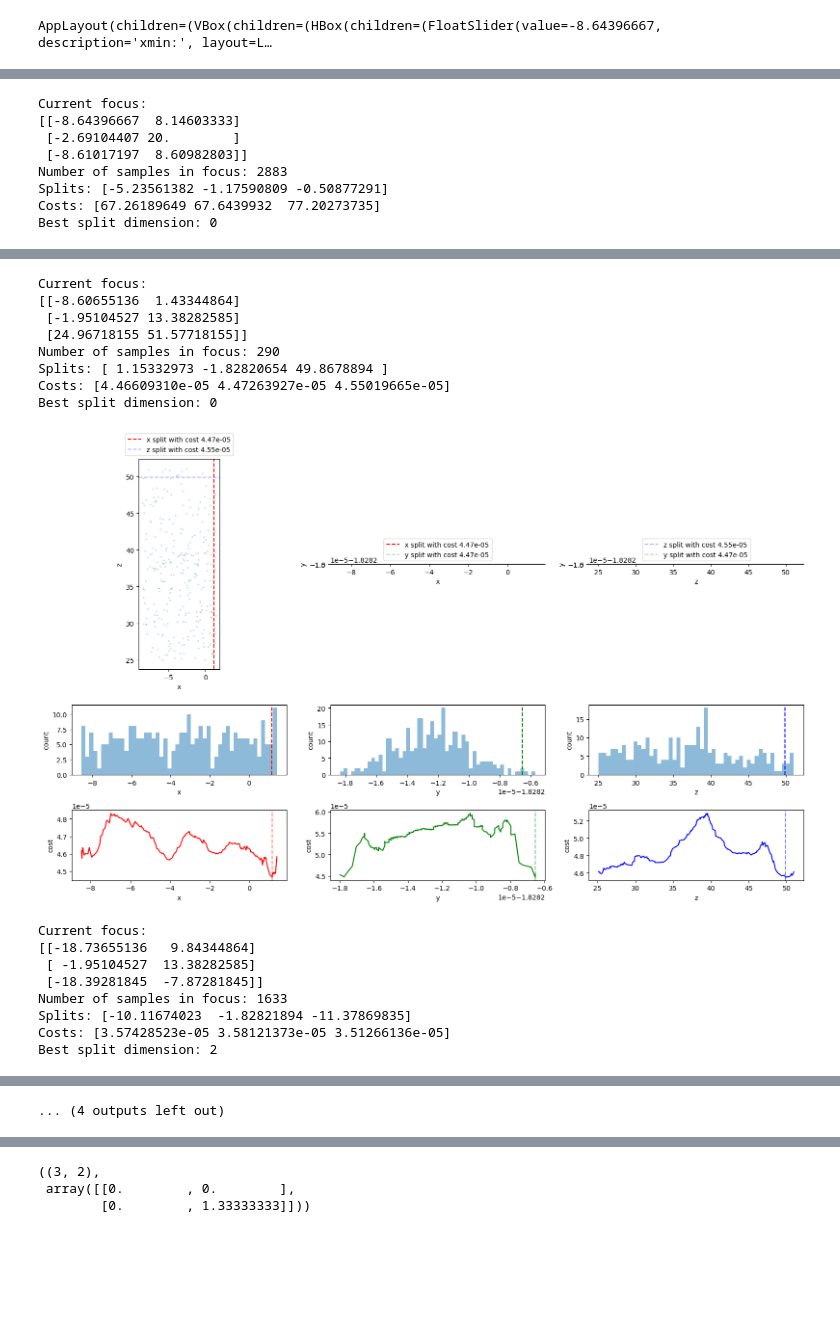
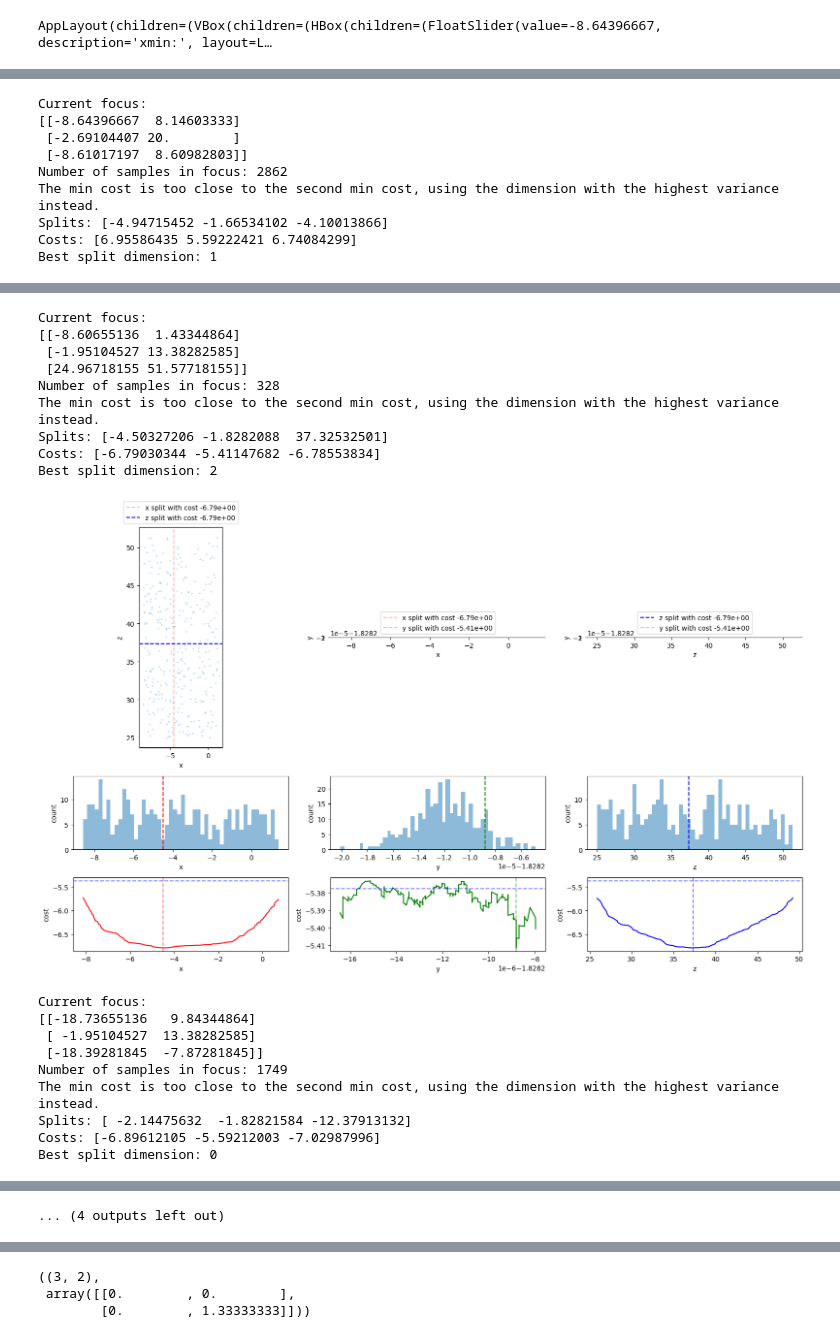
Before and after one commit to JamesZFS/thesis_experiments, a Jupyter notebook: vs.ipynb, the cells around one changed output, grey strips where cells are left out. Cells and saved outputs as stored; diff of their text form; code cells hidden in the pictures; blank space fills up the shorter version.

```diff
--- a/vs.ipynb
+++ b/vs.ipynb
@@ -47,13 +61,21 @@ import numpy as np
 import matplotlib.pyplot as plt
 import os
 # %%
-epsilon = 1e-3
+epsilon = 1e-5
 
 def noisy(data, noise_std=0.01):
     return data + np.random.normal(0, noise_std, data.shape)
 
 def sort_by_dim(data, dim):
     return data[np.argsort(data[:,dim])]
+
+def second_min(a):
+    return np.min(np.delete(a, np.argmin(a)))
+
+def clamp_up(matrix, eps):
+    y = np.copy(matrix)
+    np.fill_diagonal(y, np.maximum(np.diagonal(y), eps))
+    return y
 # %%
 # Variance-based
 def child_cost(data):
@@ -433,18 +522,26 @@ AppLayout(
 AppLayout(children=(VBox(children=(HBox(children=(FloatSlider(value=-8.64396667, description='xmin:', layout=L…
 # %%
 # Plot the focused samples, split locations, cost curves, and histograms
-def visualize3D(position, roi, **kwargs):
+def visualize3D(position, roi, reduction_threshold=0.2, **kwargs):
     print("Current focus:")
     print(roi)
 
     mask = (position[:, 0] >= roi[0, 0]) & (position[:, 0] <= roi[0, 1]) & (position[:, 1] >= roi[1, 0]) & (position[:, 1] <= roi[1, 1]) & (position[:, 2] >= roi[2, 0]) & (position[:, 2] <= roi[2, 1])
     X = position[mask]
+    entropy = np.log(np.maximum(np.linalg.det(clamp_up(np.cov(X, rowvar=False, ddof=1), epsilon)), epsilon))
     print(f"Number of samples in focus: {X.shape[0]}")
     split_curves, cost_curves = cost_curve_all(X, **kwargs)
     costs = cost_curves.min(axis=1)
     splits = np.array([split_curves[i, cost_curves[i].argmin()] for i in range(3)])
     # splits, costs = variance_scan_all(X, **kwargs)
-    best_dim = np.argmin(costs)
+    min_cost = min(costs)
+    second_min_cost = second_min(costs)
+    if (second_min_cost - min_cost) / second_min_cost > reduction_threshold:
+        best_dim = np.argmin(costs)  # use the argmin if the best cost is significantly lower than the second best
+    else:
+        # The higher the reduction_threshold, the more isotropic the split will be
+        print("The min cost is too close to the second min cost, using the dimension with the highest variance instead.")
+        best_dim = np.argmax(np.var(X, axis=0, ddof=1))
     print("Splits:", splits)
     print("Costs:", costs)
     print(f"Best split dimension: {best_dim}")
@@ -480,6 +577,7 @@ def visualize3D(position, roi, **kwargs):
         color = ['r', 'g', 'b'][dim]
         ax.plot(split_curves[dim], cost_curves[dim], color=color)
         ax.axvline(split, color=color, linestyle='--', alpha=0.5)
+        ax.axhline(entropy, color='blue', linestyle='--', alpha=0.5)
         ax.set_xlabel(dim_name)
         ax.set_ylabel("cost")
         ax.set_aspect('auto')
@@ -508,9 +607,11 @@ plt.close('all')
 %matplotlib inline
 
 kwargs = {
-    "gamma": 0,
-    # "lambd": 1e-2,
+    "gamma": 1,
+    # "lambd": 0,
+    "min_samples_per_side": 16,
 }
+k = 0.2
 
 # Torus
 position, _, _ = load_samples("data/torus-samples-vs3d", 2, 10000)
@@ -523,7 +624,7 @@ rois = [
     np.load('output/vs/success-2-torus-roi.npy', allow_pickle=True),
 ]
 for roi in rois:
-    visualize3D(position, roi, **kwargs)
+    visualize3D(position, roi, k, **kwargs)
 
 # Classroom
 position, _, _ = load_samples("data/classroom-samples-vs3d", 2, 20000)
@@ -533,7 +634,7 @@ rois = [
     np.load('output/vs/failure-4-classroom-roi.npy', allow_pickle=True),
 ]
 for roi in rois:
-    visualize3D(position, roi, **kwargs)
+    visualize3D(position, roi, k, **kwargs)
 # %% [output]
 Loaded 687278 samples
 Using 10000 samples
@@ -550,7 +651,8 @@ Current focus:
 [[-8.64396667  8.14603333]
  [-2.69104407 20.        ]
  [-8.61017197  8.60982803]]
-Number of samples in focus: 2883
-Splits: [-5.23561382 -1.17590809 -0.50877291]
-Costs: [67.26189649 67.6439932  77.20273735]
-Best split dimension: 0
+Number of samples in focus: 2862
+The min cost is too close to the second min cost, using the dimension with the highest variance instead.
+Splits: [-4.94715452 -1.66534102 -4.10013866]
+Costs: [6.95586435 5.59222421 6.74084299]
+Best split dimension: 1
@@ -558,17 +660,19 @@ Best split dimension: 0
 Current focus:
 [[-8.60655136  1.43344864]
  [-1.95104527 13.38282585]
  [24.96718155 51.57718155]]
-Number of samples in focus: 290
-Splits: [ 1.15332973 -1.82820654 49.8678894 ]
-Costs: [4.46609310e-05 4.47263927e-05 4.55019665e-05]
-Best split dimension: 0
+Number of samples in focus: 328
+The min cost is too close to the second min cost, using the dimension with the highest variance instead.
+Splits: [-4.50327206 -1.8282088  37.32532501]
+Costs: [-6.79030344 -5.41147682 -6.78553834]
+Best split dimension: 2
-[figure, old version]
+[figure, new version]
 Current focus:
 [[-18.73655136   9.84344864]
  [ -1.95104527  13.38282585]
  [-18.39281845  -7.87281845]]
-Number of samples in focus: 1633
-Splits: [-10.11674023  -1.82821894 -11.37869835]
-Costs: [3.57428523e-05 3.58121373e-05 3.51266136e-05]
-Best split dimension: 2
+Number of samples in focus: 1749
+The min cost is too close to the second min cost, using the dimension with the highest variance instead.
+Splits: [ -2.14475632  -1.82821584 -12.37913132]
+Costs: [-6.89612105 -5.59212003 -7.02987996]
+Best split dimension: 0
```
Also changed, not shown: parts of 8 cells of this notebook.
